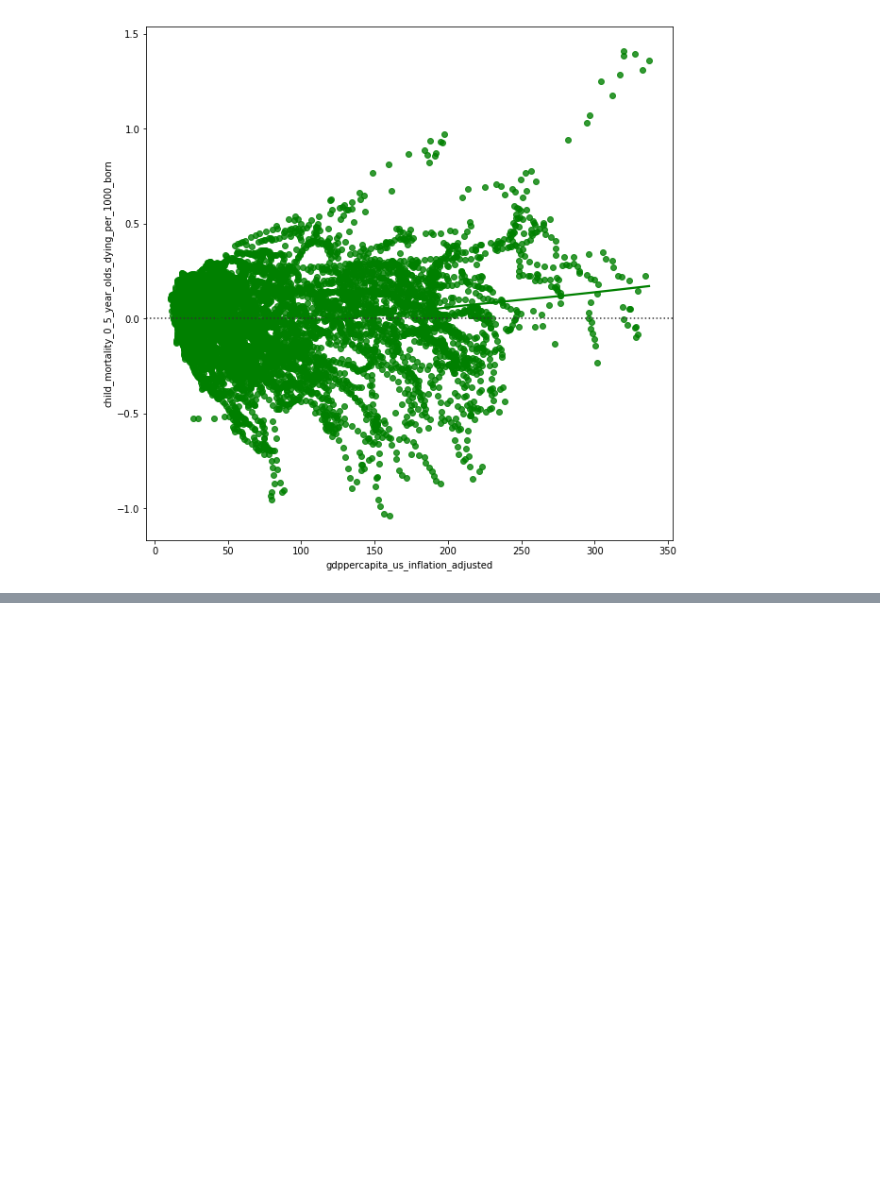
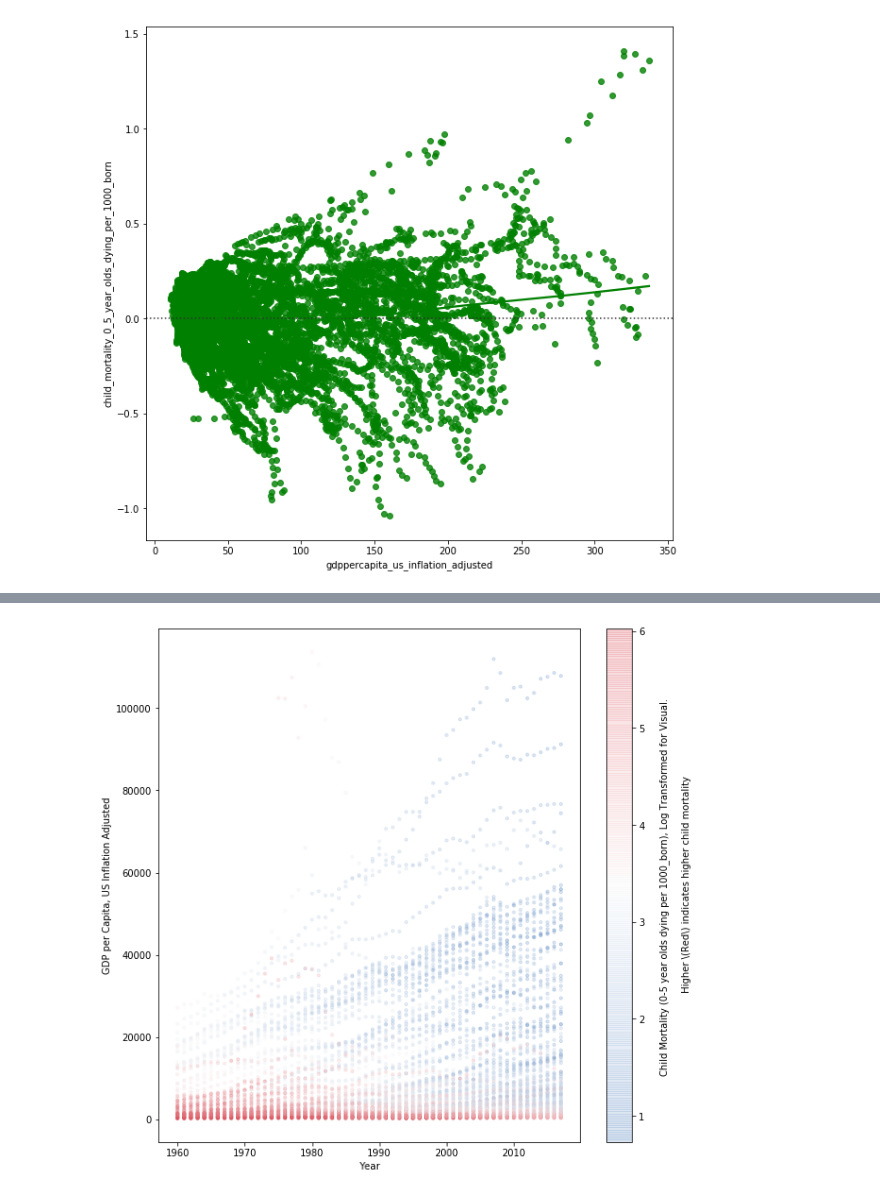
Before and after one commit to Omairss/ds5500-hw2, a Jupyter notebook: HW2.ipynb, the cells around one changed output, grey strips where cells are left out. Cells and saved outputs as stored; diff of their text form; code cells hidden in the pictures; blank space fills up the shorter version.

```diff
--- a/HW2.ipynb
+++ b/HW2.ipynb
@@ -342,0 +372,15 @@ sns.residplot(np.power(X['gdppercapita_us_inflation_adjusted'], 0.5), np.log(y),
+# %%
+cmap = sns.diverging_palette(250, 10, as_cmap=True)
+f, ax = plt.subplots(figsize = ((10, 10)))
+points = ax.scatter(data['time'],
+                    data['gdppercapita_us_inflation_adjusted'],
+                    c = np.log(data['child_mortality_0_5_year_olds_dying_per_1000_born']), s=10,
+                    cmap=cmap, alpha = 0.2)
+
+ax.set_xlabel('Year')
+ax.set_ylabel('GDP per Capita, US Inflation Adjusted')
+cb = f.colorbar(points)
+cb.set_label('\nChild Mortality (0-5 year olds dying per 1000_born),'
+             ' Log Transformed for Visual. \n\n Higher \(Red\) indicates higher child mortality')
+# %% [output]
+[figure, added]
```
Also changed, not shown: parts of 4 cells of this notebook, 2 other files.
